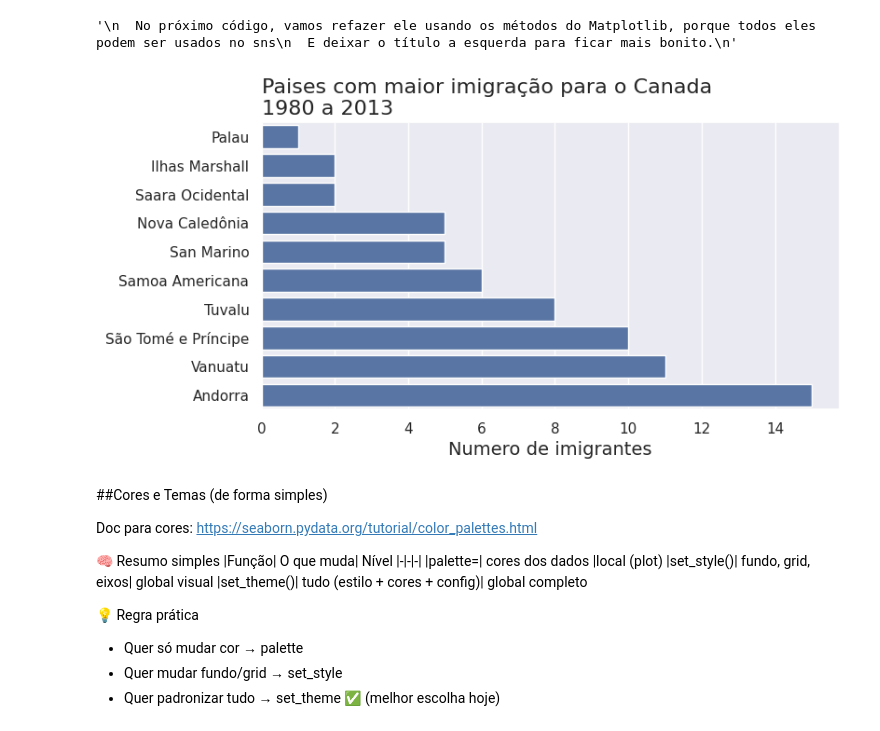
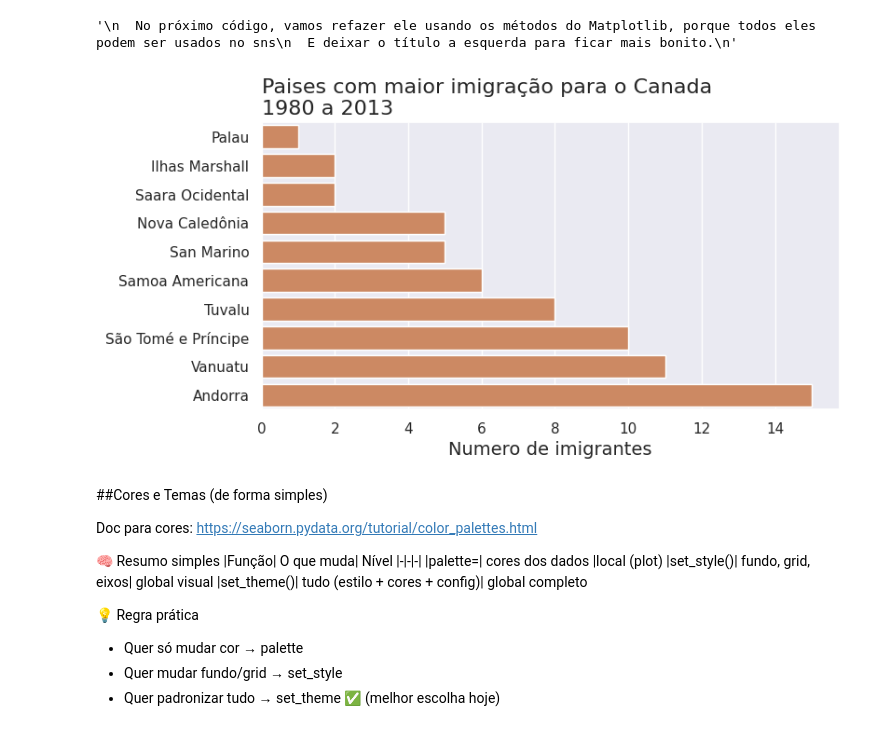
Before and after one commit to xdlimao/colab-notebooks, a Jupyter notebook: Data_Visualization_Curso.ipynb, the cells around one changed output. Saved outputs shown, nothing was run; the diff lists cells and outputs as text; code cells hidden in the pictures.

```diff
--- a/Data_Visualization_Curso.ipynb
+++ b/Data_Visualization_Curso.ipynb
@@ -942,16 +1024,22 @@ plt.show()
 # %%
 #E falando no subplots...
 fig, ax = plt.subplots(figsize=(8,4))
 #A gente pode reescrever o ax que ira funcionar normalmente como um gráfico do Matplotlib! As libs usam a mesma API
-ax = sns.barplot(data=top_10, y=top_10. index, x='Total', orient='h')
+ax = sns.barplot(data=top_10, y=top_10.index, x='Total', orient='h')
+
+#E podemos usar até uma maneira mais avançada. Isso vai acabar sobrescrevendo o ax anterior, mas e dai né
+sns.barplot(data=top_10, y=top_10.index, x='Total', orient='h', ax=ax) #<- Se for ax em vetor e matriz, é só passar a posição
+                                                                        #Ex: ax[0] ou ax[0,0]
+#Ah, o seaborn tem a mania de alterar a cor de quando usa gráficos em sequência.
+#O padrão desse tema chamado deep é azul, laranja... e por ai vai
 
 #Familiar né
 ax.set_title('Paises com maior imigração para o Canada\n1980 a 2013', loc='left', fontsize=16)
 ax.set_xlabel('Numero de imigrantes', fontsize=14)
 ax.set_ylabel('')
 plt.show()
 # %% [output]
-[figure, old version]
+[figure, new version]
 # %% [markdown]
 ##Cores e Temas (de forma simples)
 
```
Also changed, not shown: parts of 6 cells of this notebook.
